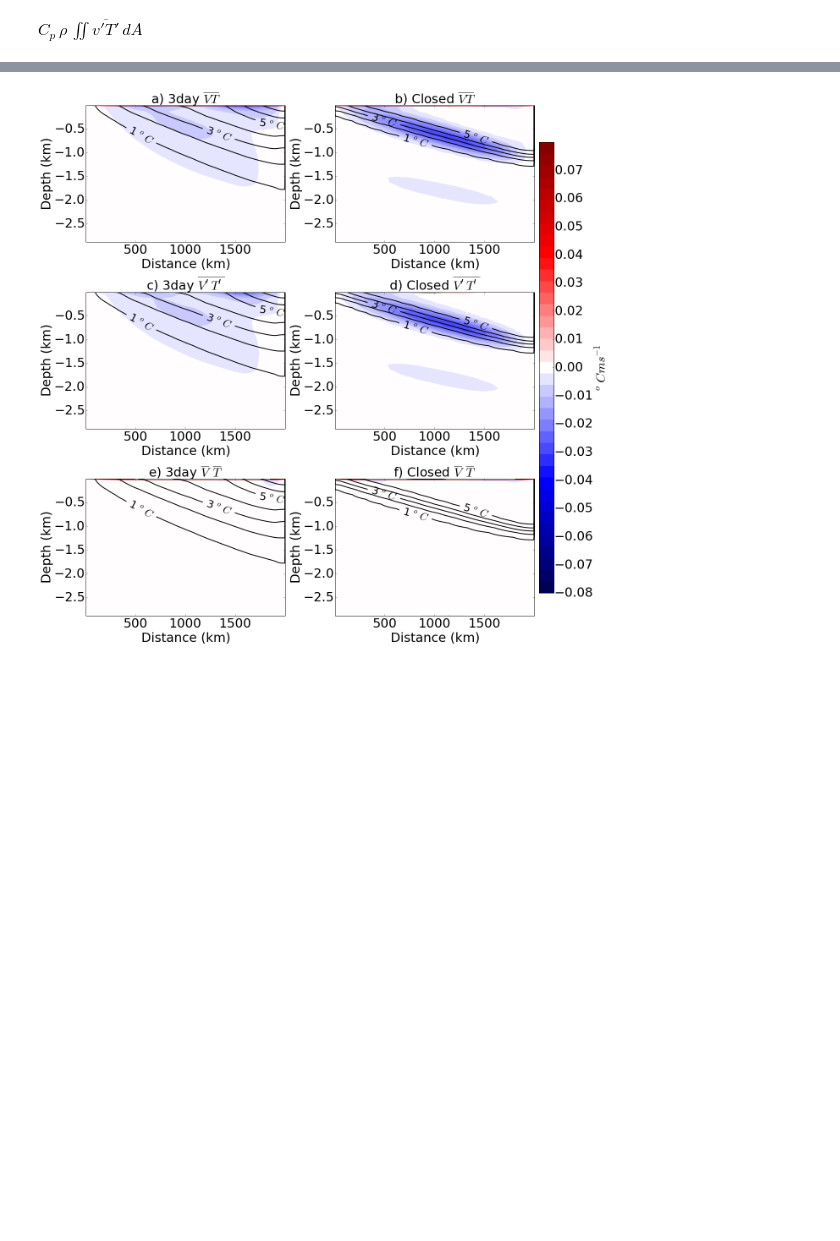
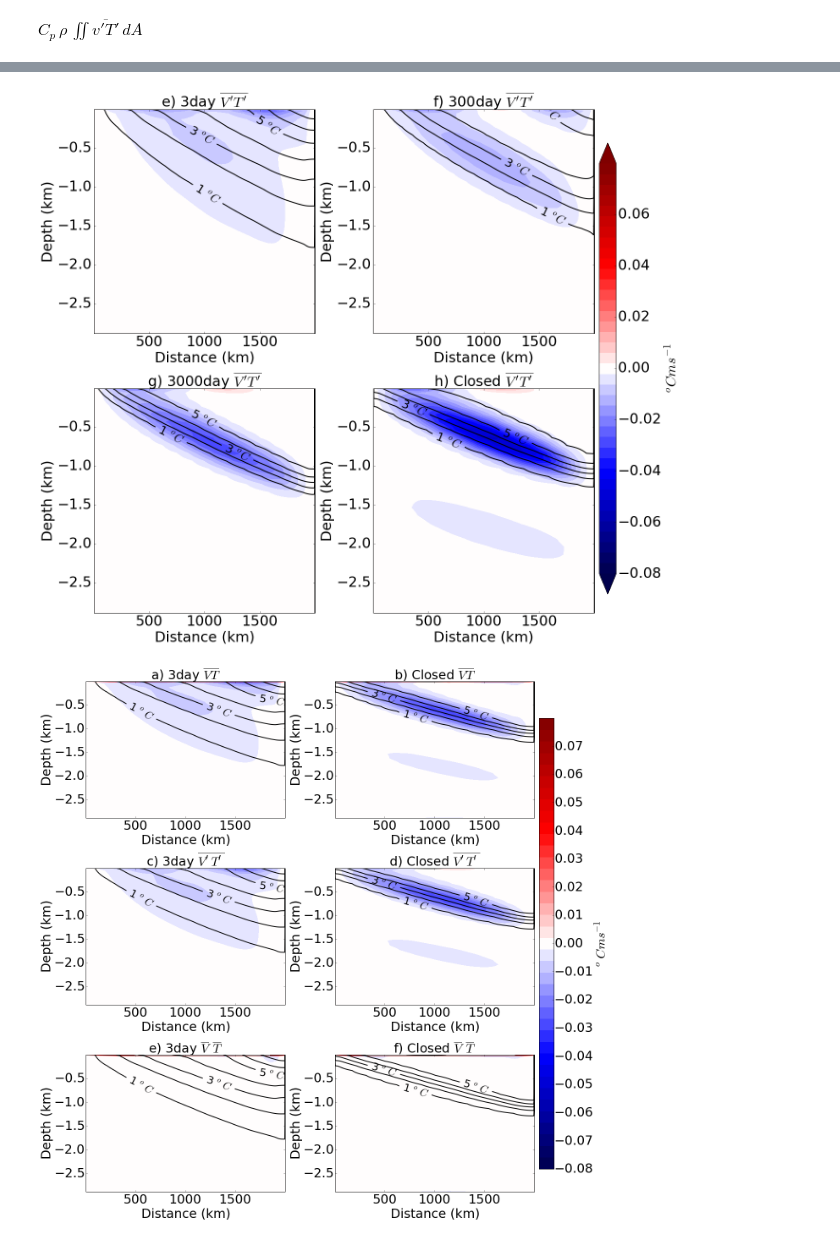
Before and after one commit to hlburns/Current_notebooks, a Jupyter notebook: Nchannel_Flat/2015paperscripts/VTanompanel.ipynb, the cells around one changed output, grey strips where cells are left out. Saved outputs shown, nothing was run; the diff lists cells and outputs as text; code cells hidden in the pictures; blank space fills up the shorter version.

```diff
--- a/Nchannel_Flat/2015paperscripts/VTanompanel.ipynb
+++ b/Nchannel_Flat/2015paperscripts/VTanompanel.ipynb
@@ -144,3 +108,72 @@ cbar.ax.tick_params(labelsize=30)
+# %%
+fig = plt.figure(figsize=(16.5, 16.5))
+# Create Panels
+Psi_levs = np.arange(-2., 2., .21)
+Psi_ticks =np.arange(-2., 2., .5)
+Q_levs = (arange(-.08,0.081,0.0041))
+Q_ticks = np.arange(-.08, 0.08, .02)
+Eddy_ticks = (np.arange(-3, 1, .5))
+E_levs = np.arange(-3., 1, .25)
+for i in range(len(Runs)):
+    fname = x+'/'+str(tau[Runs[i]])+'daynokpp/'
+    c = utils.ChannelSetup(output_dir=str(fname))
+    # PLOT PANNELS
+    Nx,Ny,Nz = c.Nx, c.Ny, c.Nz
+    # load V, W, T bar
+    # put everything on the C Grid
+    T = c.mnc('Tav.nc','THETA')
+    V = c.vgrid_to_cgrid(c.mnc('Tav.nc','VVEL'))
+    W = c.mnc('Tav.nc','WVEL')
+
+    VT= c.vgrid_to_cgrid(c.mnc('Tav_VT.nc','VVELTH'))
+    WT= c.mnc('Tav_VT.nc','WVELTH')
+    npad = ((1, 0), (0, 0), (0, 0))
+    W = np.pad(W, pad_width=npad, mode='constant', constant_values=0)
+    WT = np.pad(WT, pad_width=npad, mode='constant', constant_values=0)
+    VpTp = ( (VT) - V*T ).mean(axis=2)
+    WpTp = ( c.wgrid_to_cgrid(WT) - c.wgrid_to_cgrid(W)*T ).mean(axis=2)
+
+
+    # mean zonal flow
+    Ubar = c.mnc('Tav.nc','UVEL').mean(axis=2)
+    Ubc = Ubar - tile(Ubar[-1,:],(Nz,1))
+    Tbar = T.mean(axis=2)
+    Ty = c.ddy_cgrid_centered(Tbar)
+    Tz = c.ddz_cgrid_centered(Tbar)
+    S = - Ty / Tz
+
+    Kb = VpTp
+    bfac = 9.8*2e-4
+
+    #title(r'$K_b$ (m$^2$s$^{-1}$)', fontsize=30 )
+    ax = fig.add_subplot(2, 2, i+1)
+    Q2_levs = (np.arange(-1,8,1))
+    p = ax.contourf(c.yc/1000, c.zc/1000, Kb , Q_levs, cmap=plt.cm.seismic, extend='both')
+    Tzone = T.mean(axis=2)
+    if str(tau[Runs[i]]) == 'Closed':
+        tRef = [7.95797596, 7.81253554, 7.50931741, 6.93595077, 6.23538398,
+                5.60148493, 5.02790935, 4.5089167 , 4.03931274, 3.6143975 ,
+                3.22991829, 2.88202712, 2.56724216, 2.28241296, 2.02468884,
+                1.79149041, 1.58048375, 1.38955702, 1.21679938, 1.0604818 ,
+                0.9190398 , 0.79105779, 0.67525488, 0.57047207, 0.47566066,
+                0.38987176, 0.31224674, 0.24200873, 0.14898305, 0.04478574]
+        Tzone = np.apply_along_axis(np.divide, 0, Tzone, 4-np.sum(tRef*dz)/-Z[-1])
+    q = ax.contour(c.yc/1000, c.zc/1000, Tzone, Q2_levs, colors='k', linewidths=2)
+    q.levels = [nf(val) for val in q.levels]
+    plt.clabel(q, q.levels[::2], inline=1, fmt=fmt, fontsize=25)
+    ax.set_title(str(Figletter[i+4])+str(tau[Runs[i]])+r'day $\overline{V ^\prime T ^\prime}$', fontsize=30)
+    if str(tau[Runs[i]]) == 'Closed':
+        ax.set_title(str(Figletter[i+4])+str(tau[Runs[i]])+r' $\overline{V ^\prime T ^\prime}$', fontsize=30)
+    ax.set_xlabel('Distance (km)', fontsize=30)
+    ax.set_ylabel('Depth (km)', fontsize=30)
+    ax.tick_params(axis='both', which='major', labelsize=30)
+plt.tight_layout()
+cax = fig.add_axes([1, 0.1, 0.03, 0.8])
+cbar = fig.colorbar(p, cax=cax, ticks=Q_ticks)
+cbar.ax.set_ylabel(r'$^o C m s^{-1}$', fontsize=30, )
+cbar.ax.tick_params(labelsize=30)
+# %% [output]
+[figure, added]
 # %%
 fig = plt.figure(figsize=(16.5, 18.5))
 for i in range(len(Runs)):
```
Also changed, not shown: parts of 2 cells of this notebook, 27 other files.
